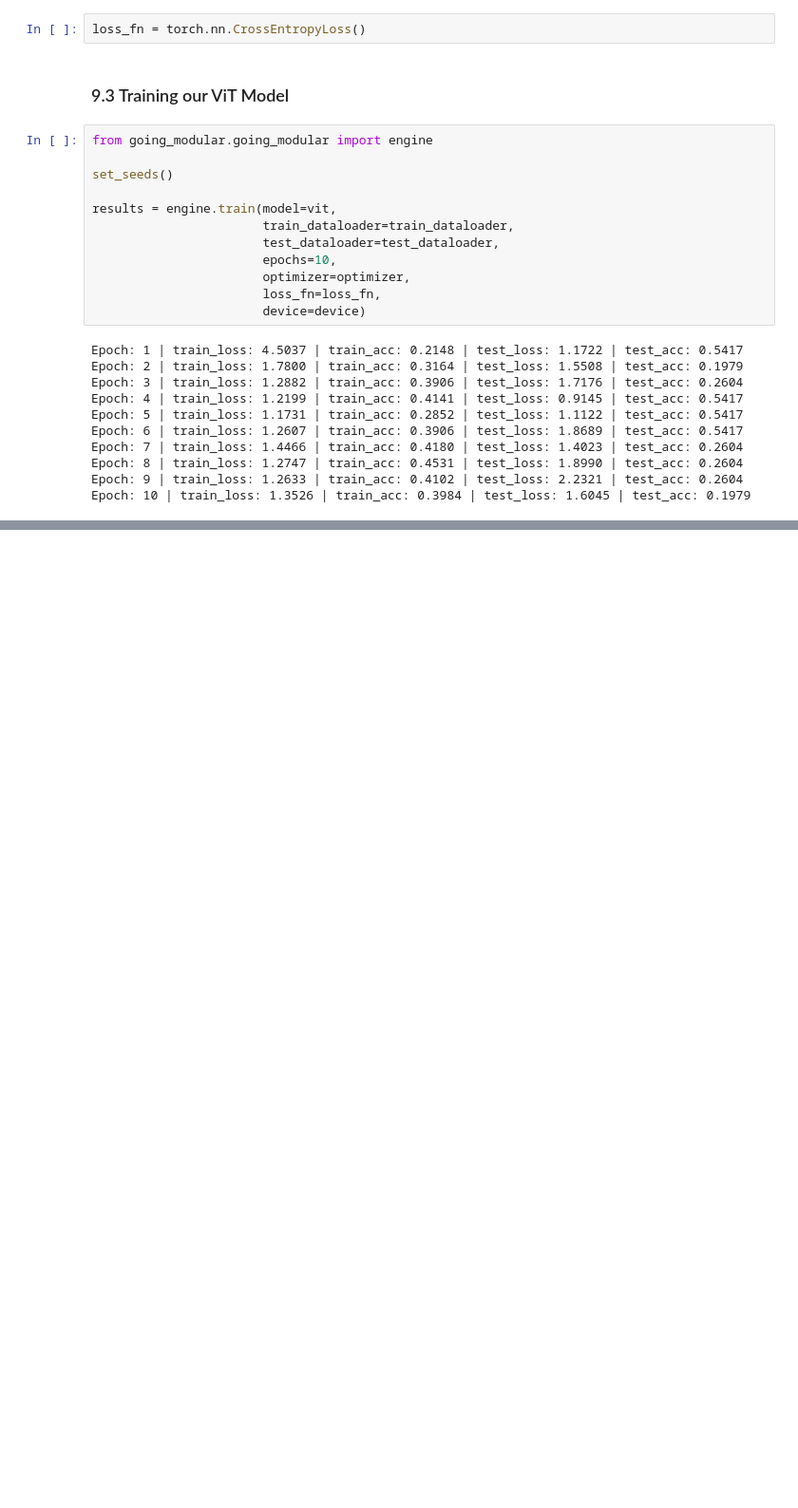
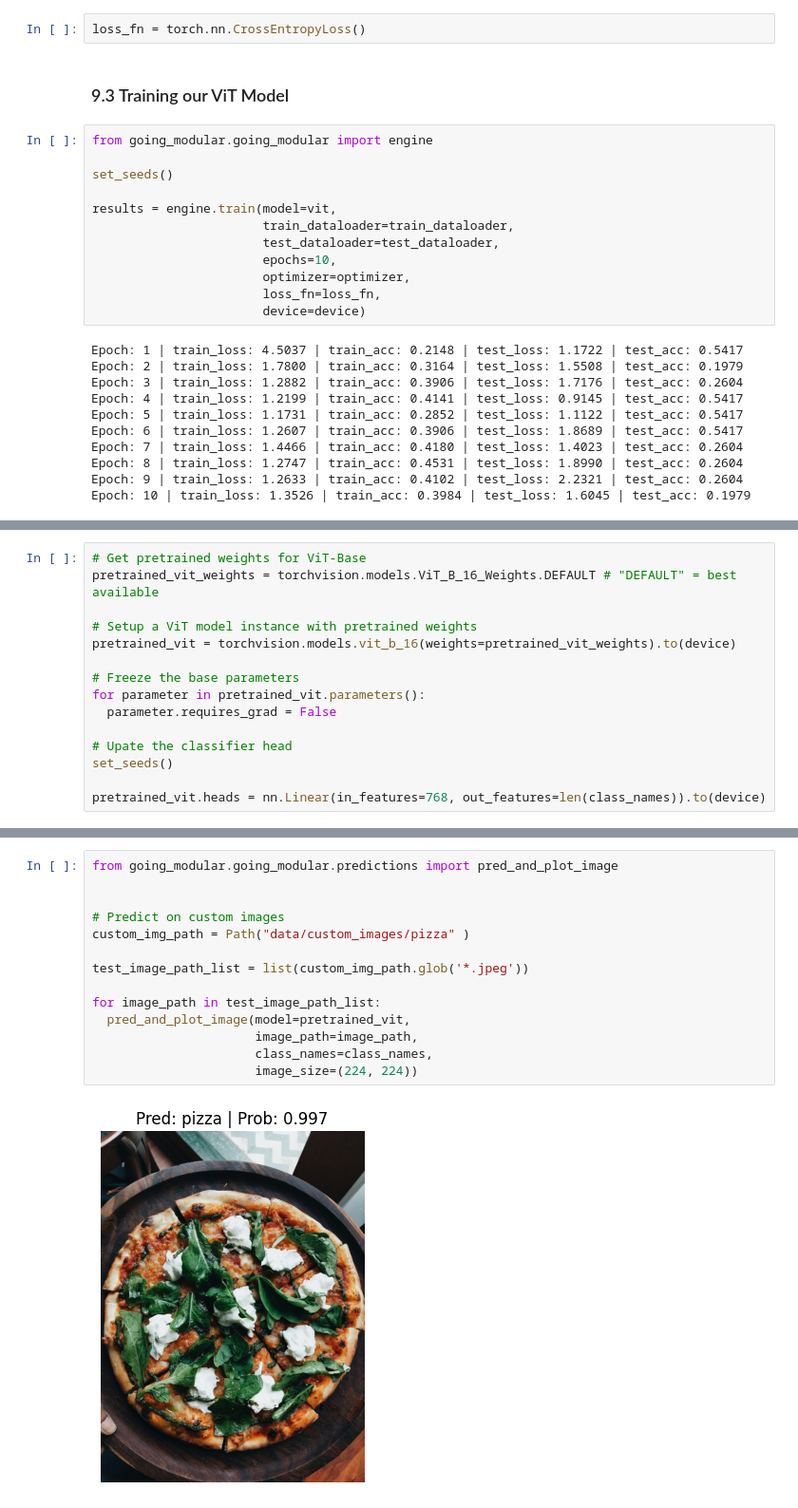
Before and after one commit to AishaEvering/PyTorch_Exercises, a Jupyter notebook: 08_pytorch_paper_replicating.ipynb, the cells around one changed output, grey strips where cells are left out. Shown at 95% size. Cells and saved outputs as stored; diff of their text form; blank space fills up the shorter version.

```diff
--- a/08_pytorch_paper_replicating.ipynb
+++ b/08_pytorch_paper_replicating.ipynb
@@ -1291,0 +1341,15 @@ But what
+# %%
+# Get pretrained weights for ViT-Base
+pretrained_vit_weights = torchvision.models.ViT_B_16_Weights.DEFAULT # "DEFAULT" = best available
+
+# Setup a ViT model instance with pretrained weights
+pretrained_vit = torchvision.models.vit_b_16(weights=pretrained_vit_weights).to(device)
+
+# Freeze the base parameters
+for parameter in pretrained_vit.parameters():
+  parameter.requires_grad = False
+
+# Upate the classifier head
+set_seeds()
+
+pretrained_vit.heads = nn.Linear(in_features=768, out_features=len(class_names)).to(device)
@@ -1291,0 +1521,16 @@ But what
+# %%
+from going_modular.going_modular.predictions import pred_and_plot_image
+
+
+# Predict on custom images
+custom_img_path = Path("data/custom_images/pizza" )
+
+test_image_path_list = list(custom_img_path.glob('*.jpeg'))
+
+for image_path in test_image_path_list:
+  pred_and_plot_image(model=pretrained_vit,
+                      image_path=image_path,
+                      class_names=class_names,
+                      image_size=(224, 224))
+# %% [output]
+[figure, added]
```
Also changed, not shown: parts of 41 cells of this notebook.
